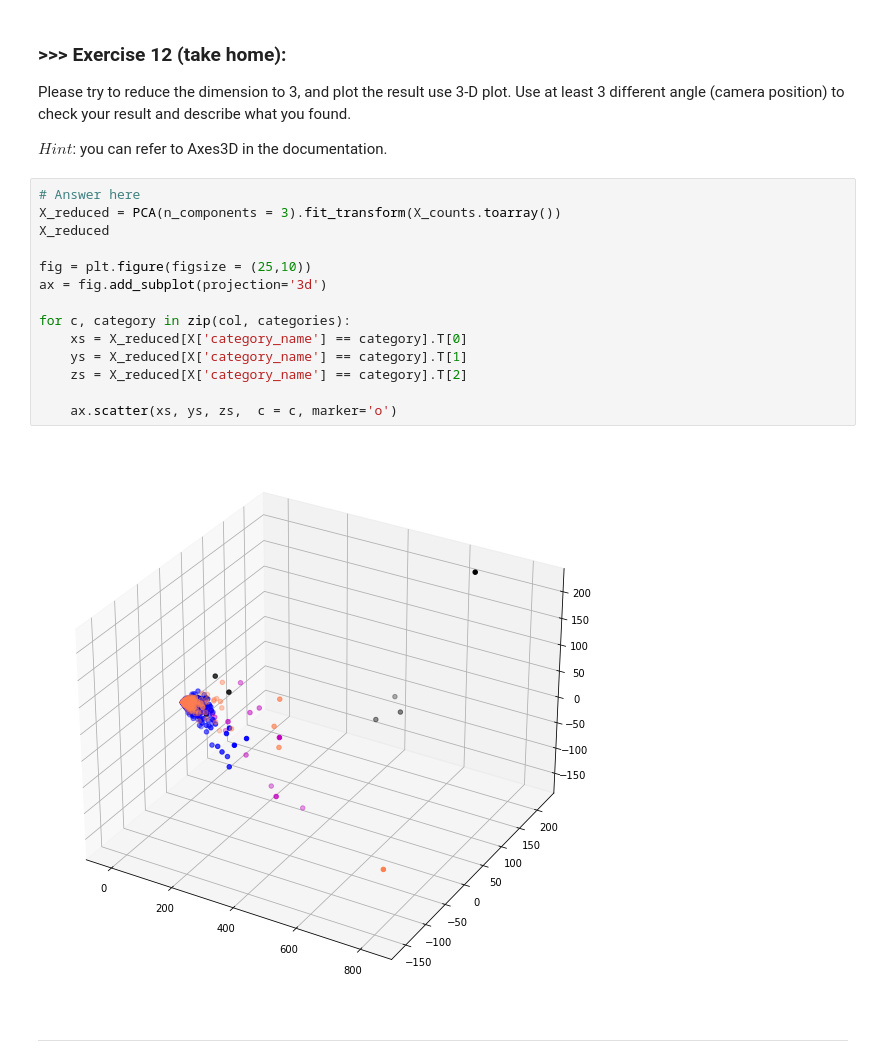
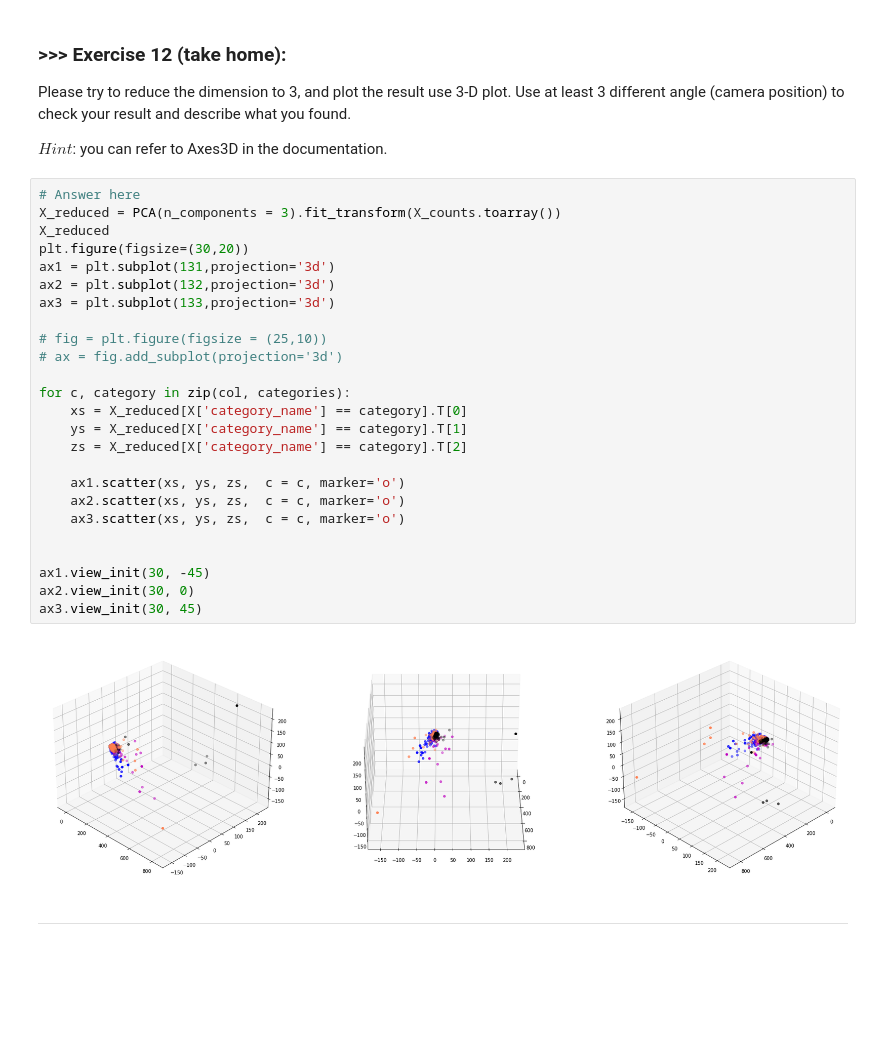
Before and after one commit to Eric870916/DM2021-Lab1-master, a Jupyter notebook: DM2021-Lab1-master.ipynb, the cells around one changed output. Drawn from its saved outputs; the diff is of its cells as text; blank space fills up the shorter version.

```diff
--- a/DM2021-Lab1-master.ipynb
+++ b/DM2021-Lab1-master.ipynb
@@ -1162,19 +1165,30 @@ $Hint$: you can refer to Axes3D in the documentation.
 # %%
 # Answer here
 X_reduced = PCA(n_components = 3).fit_transform(X_counts.toarray())
 X_reduced
+plt.figure(figsize=(30,20))
+ax1 = plt.subplot(131,projection='3d')
+ax2 = plt.subplot(132,projection='3d')
+ax3 = plt.subplot(133,projection='3d')
 
-fig = plt.figure(figsize = (25,10))
-ax = fig.add_subplot(projection='3d')
+# fig = plt.figure(figsize = (25,10))
+# ax = fig.add_subplot(projection='3d')
 
 for c, category in zip(col, categories):
     xs = X_reduced[X['category_name'] == category].T[0]
     ys = X_reduced[X['category_name'] == category].T[1]
     zs = X_reduced[X['category_name'] == category].T[2]
 
-    ax.scatter(xs, ys, zs,  c = c, marker='o')
+    ax1.scatter(xs, ys, zs,  c = c, marker='o')
+    ax2.scatter(xs, ys, zs,  c = c, marker='o')
+    ax3.scatter(xs, ys, zs,  c = c, marker='o')
+
+
+ax1.view_init(30, -45)
+ax2.view_init(30, 0)
+ax3.view_init(30, 45)
 # %% [output]
-[figure, old version]
+[figure, new version]
 # %% [markdown]
 ---
 # %% [markdown]
```
Also changed, not shown: parts of 8 cells of this notebook.
